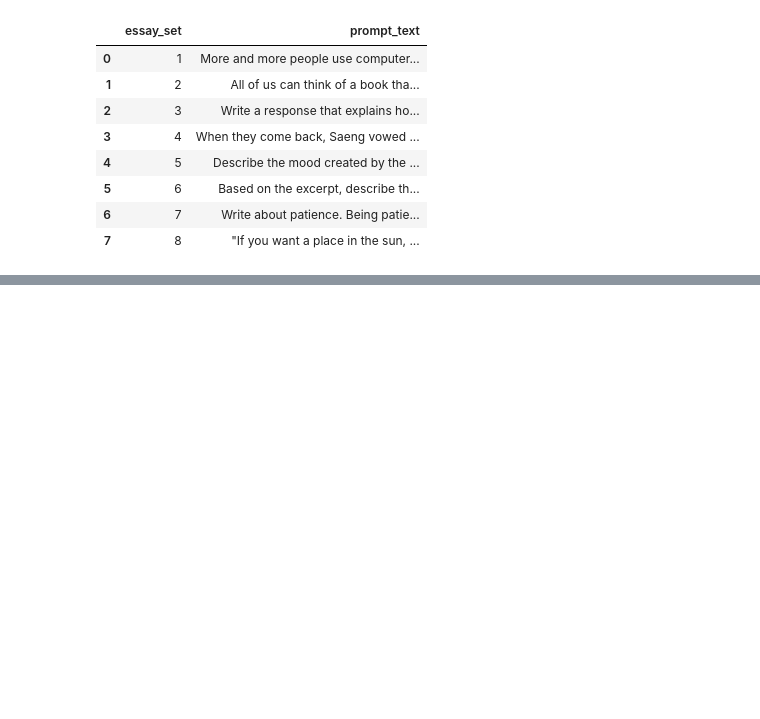
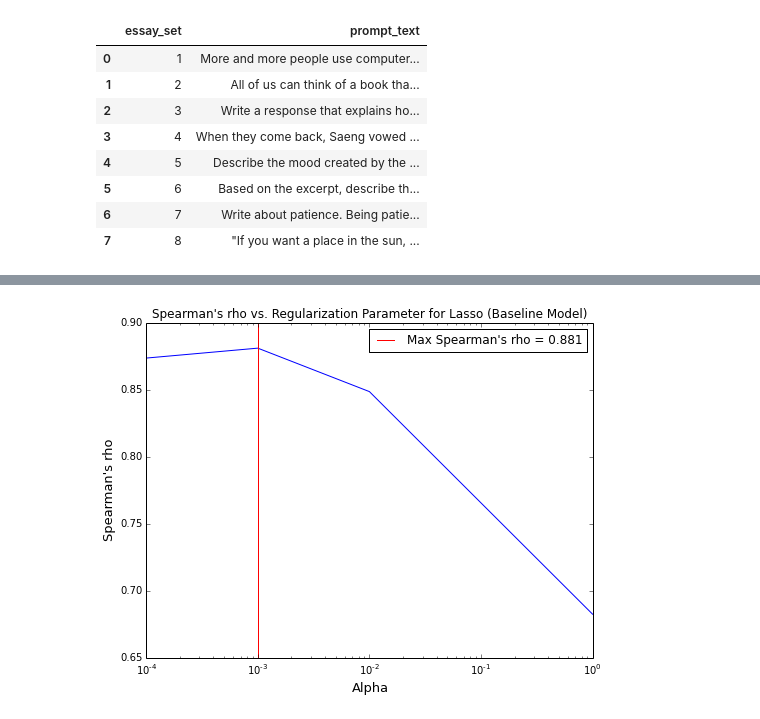
Before and after one commit to noahyonack/AutomaticEssayGrading, a Jupyter notebook: yonack_cs109a_advanced_models.ipynb, the cells around one changed output, grey strips where cells are left out. Cells and saved outputs as stored; diff of their text form; code cells hidden in the pictures; blank space fills up the shorter version.

```diff
--- a/yonack_cs109a_advanced_models.ipynb
+++ b/yonack_cs109a_advanced_models.ipynb
@@ -39,3 +40,14 @@ prompts_df
 | 7 | 8 | "If you want a place in the sun, ... |
 # %%
 essay_df = essay_df.join(prompts_df.set_index("essay_set"), on="essay_set", how="inner")
+# %%
+vectorizer = TfidfVectorizer(stop_words="english", min_df=4, decode_error="ignore", ngram_range=(1, 1))
+corpus = essay_df["essay"].values + essay_df["prompt_text"].values
+sparse_essay_vector = vectorizer.fit_transform(corpus)
+
+sparse_essay_vector.shape, type(sparse_essay_vector)
+
+essay_df["essay_length"] = map(len, essay_df["essay"])
+sparse_essay_length = scipy.sparse.csc_matrix(essay_df["essay_length"]).transpose()
+sparse_essay_set = scipy.sparse.csc_matrix(essay_df["essay_set"]).transpose()
+y = essay_df["domain1_score"]
@@ -41,0 +87,20 @@ essay_df = essay_df.join(prompts_df.set_index("essay_set"), on="essay_set", how=
+# %%
+def plot_score(x, y, title, xlabel, ylabel, vlabel, pic_title):
+    plt.figure(figsize=(8, 6))
+    plt.title(title, fontsize=12)
+    plt.semilogx(x, y)
+
+    best_index = np.argmax(np.array(y))
+    plt.axvline(x[best_index], c='r', label=vlabel.format(y[best_index]))
+
+    plt.xlabel(xlabel, fontsize=13)
+    plt.ylabel(ylabel, fontsize=13)
+    plt.legend()
+    plt.savefig("graphs/" + pic_title + ".png")
+    plt.show()
+# %%
+X = scipy.sparse.hstack([sparse_essay_vector, sparse_essay_length, sparse_essay_set], format="csr")
+
+alphas_1, spearman_values_1 = tune_lasso(X, y)
+print "\nAlphas:", alphas_1
+print "Spearman:", spearman_values_1
@@ -41,0 +115,4 @@ essay_df = essay_df.join(prompts_df.set_index("essay_set"), on="essay_set", how=
+# %%
+plot_score(alphas_1, spearman_values_1, "Spearman's rho vs. Regularization Parameter for Lasso (Baseline Model)", "Alpha", "Spearman's rho", "Max Spearman's rho = {0:.3f}", "baseline")
+# %% [output]
+[figure, added]
```
Also changed, not shown: parts of 28 cells of this notebook, 19 other files.
